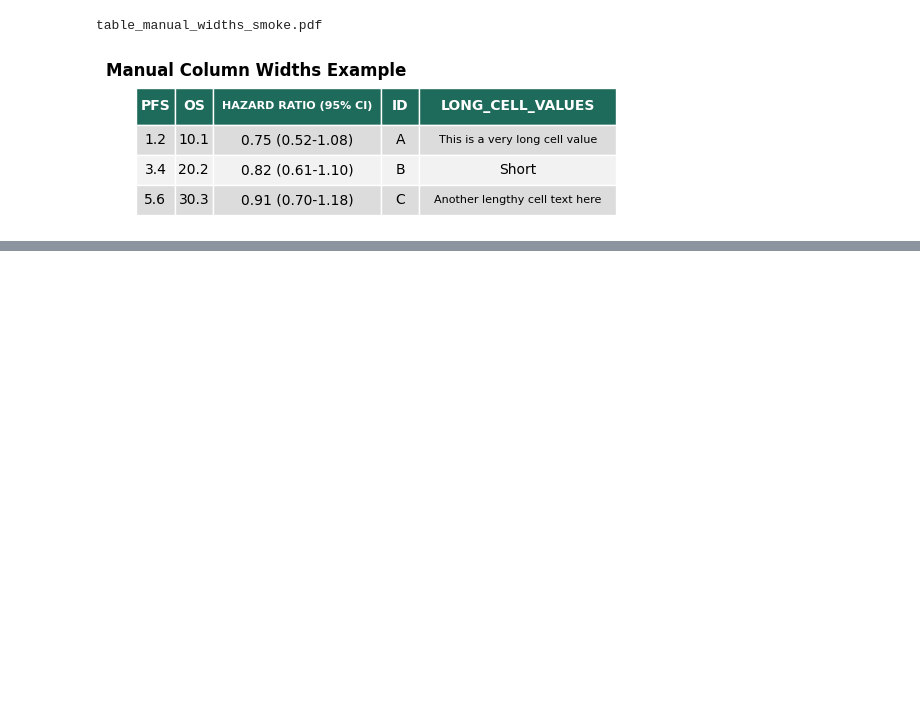
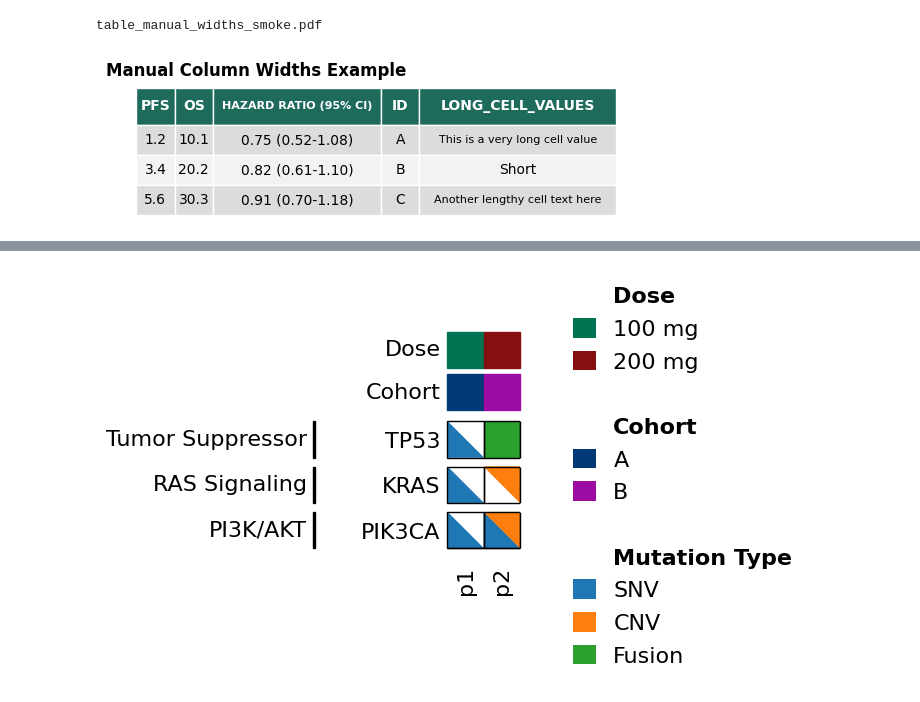
Before and after one commit to vic-cheung/bioviz-kit, a Jupyter notebook: examples/minimal_bioviz_smoke.ipynb, the cells around one changed output, grey strips where cells are left out. Drawn from its saved outputs; the diff is of its cells as text; code cells hidden in the pictures; blank space fills up the shorter version.

```diff
--- a/examples/minimal_bioviz_smoke.ipynb
+++ b/examples/minimal_bioviz_smoke.ipynb
@@ -867,0 +280,98 @@ Saved oncogene_bar_breakdown_smoke.pdf
+# %%
+# 5) Oncoplot minimal data with pathway (row-group) bars
+mut_df = pd.DataFrame(
+    {
+        # include SNV, SV (bottom-left triangle) and CNV (upper-right triangle)
+        "Patient_ID": ["p1", "p1", "p2", "p2", "p1", "p2", "p2"],
+        "Gene": ["TP53", "KRAS", "KRAS", "TP53", "PIK3CA", "PIK3CA", "PIK3CA"],
+        "Variant_type": ["SNV", "SNV", "CNV", "Fusion", "SNV", "SNV", "CNV"],
+        # minimal top-annotation column for the example
+        "Cohort": ["A", "A", "B", "B", "A", "B", "B"],
+        "Dose": ["100 mg", "100 mg", "200 mg", "200 mg", "100 mg", "200 mg", "200 mg"],
+    }
+)
+
+# Create row_groups DataFrame: index=Gene, column='Pathway'
+# This drives pathway bar drawing
+row_groups = pd.DataFrame(
+    {
+        "Pathway": {
+            "TP53": "Tumor Suppressor",
+            "KRAS": "RAS Signaling",
+            "PIK3CA": "PI3K/AKT",
+        }
+    }
+).rename_axis("Gene")
+
+# Pathway bar colors
+row_groups_color_dict = {
+    "Tumor Suppressor": "#000000",
+    "RAS Signaling": "#000000",
+    "PI3K/AKT": "#000000",
+}
+
+# assume mut_df has Patient_ID and some category column like 'Cohort'
+cohort_series = mut_df.drop_duplicates("Patient_ID").set_index("Patient_ID")["Cohort"]
+dose_series = mut_df.drop_duplicates("Patient_ID").set_index("Patient_ID")["Dose"]
+
+# Map colors for all mutation/value types
+colors = {"SNV": "#1f77b4", "CNV": "#ff7f0e", "Fusion": "#2ca02c"}
+
+# TopAnnotationConfig uses tuned package defaults (height, fonts, borders)
+top_ann = TopAnnotationConfig(
+    values=cohort_series,
+    colors={
+        "A": "#003975",
+        "B": "#9d0ca2",
+    },
+    legend_title="Cohort",
+    legend_value_order=["A", "B"],
+    merge_labels=False,
+    show_category_labels=False,
+)
+
+dose_ann = TopAnnotationConfig(
+    values=dose_series,
+    colors={
+        "100 mg": "#007352",
+        "200 mg": "#860F0F",
+    },
+    legend_title="Dose",
+    legend_value_order=["100 mg", "200 mg"],
+    merge_labels=False,
+    show_category_labels=False,
+)
+
+heat_ann = HeatmapAnnotationConfig(
+    values="Variant_type",  # or a pd.Series mapping patient->value
+    colors=colors,
+    bottom_left_triangle_values=[
+        "SNV"
+    ],  # these render as bottom-left triangles. make empty list to disable.
+    upper_right_triangle_values=["CNV"],  # these render as top-right triangles
+    legend_title="Mutation Type",
+    legend_value_order=["SNV", "CNV", "Fusion"],
+)
+
+onc_cfg = OncoplotConfig(
+    x_col="Patient_ID",
+    y_col="Gene",
+    value_col="Variant_type",
+    row_group_col="Pathway",
+    col_sort_by=["Patient_ID"],
+    heatmap_annotation=heat_ann,
+    top_annotations={"Cohort": top_ann, "Dose": dose_ann},
+    legend_category_order=["Dose", "Cohort", "Mutation Type"],
+)
+
+plotter = OncoPlotter(
+    mut_df,
+    onc_cfg,
+    row_groups=row_groups,
+    row_groups_color_dict=row_groups_color_dict,
+)
+fig_oncoplot = plotter.plot()
+
+fig_oncoplot.savefig("oncoplot.pdf", bbox_inches="tight", pad_inches=0.1, dpi=150)
+print("Saved oncoplot.pdf")
+# %% [output]
@@ -867,0 +379 @@ Saved oncogene_bar_breakdown_smoke.pdf
+[figure, added]
```
Also changed, not shown: parts of 9 cells of this notebook, 1 other file.
